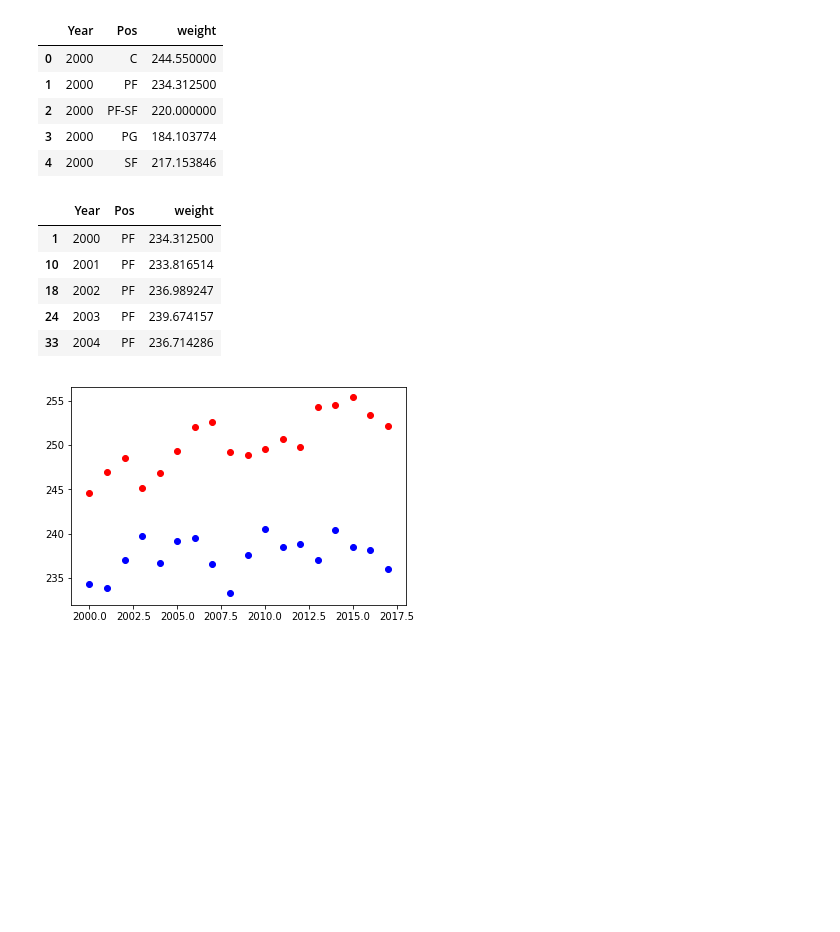
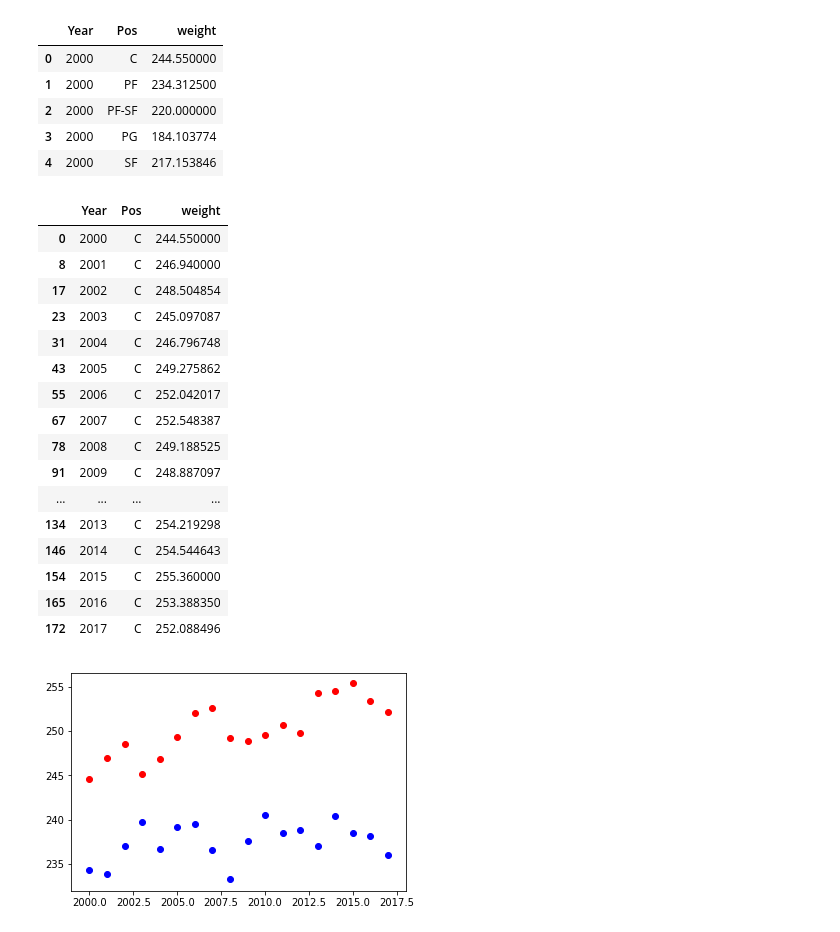
Before and after one commit to logan7734/Project1_repo, a Jupyter notebook: Logan_Corrected_March28.ipynb, the cells around one changed output. Drawn from its saved outputs; the diff is of its cells as text; code cells hidden in the pictures; blank space fills up the shorter version.

```diff
--- a/Logan_Corrected_March28.ipynb
+++ b/Logan_Corrected_March28.ipynb
@@ -310,15 +310,26 @@ avg_weight_df.head()
 # %%
 c = avg_weight_df.loc[avg_weight_df["Pos"]=="C"]
 f = avg_weight_df.loc[avg_weight_df["Pos"]=="PF"]
-# %%
-f.head()
-# %% [output]
-|  | Year | Pos | weight |
-| 1 | 2000 | PF | 234.312500 |
-| 10 | 2001 | PF | 233.816514 |
-| 18 | 2002 | PF | 236.989247 |
-| 24 | 2003 | PF | 239.674157 |
-| 33 | 2004 | PF | 236.714286 |
+# %%
+c
+# %% [output]
+|  | Year | Pos | weight |
+| 0 | 2000 | C | 244.550000 |
+| 8 | 2001 | C | 246.940000 |
+| 17 | 2002 | C | 248.504854 |
+| 23 | 2003 | C | 245.097087 |
+| 31 | 2004 | C | 246.796748 |
+| 43 | 2005 | C | 249.275862 |
+| 55 | 2006 | C | 252.042017 |
+| 67 | 2007 | C | 252.548387 |
+| 78 | 2008 | C | 249.188525 |
+| 91 | 2009 | C | 248.887097 |
+| ... | ... | ... | ... |
+| 134 | 2013 | C | 254.219298 |
+| 146 | 2014 | C | 254.544643 |
+| 154 | 2015 | C | 255.360000 |
+| 165 | 2016 | C | 253.388350 |
+| 172 | 2017 | C | 252.088496 |
 # %%
 #Andrew
 #this shows height and weight
```
